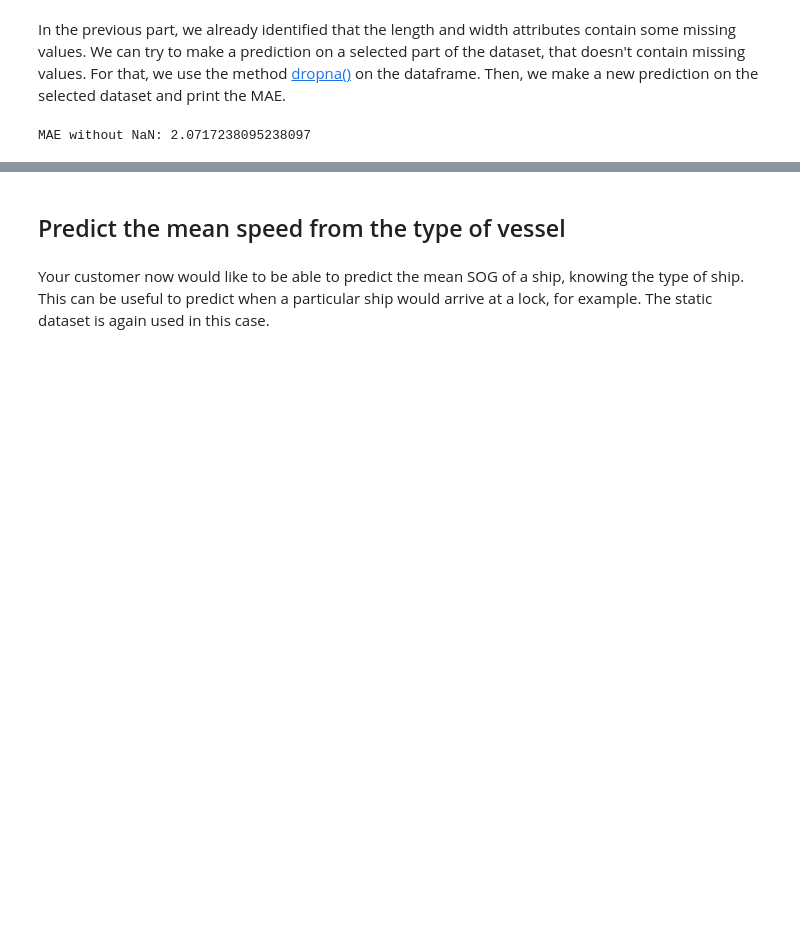
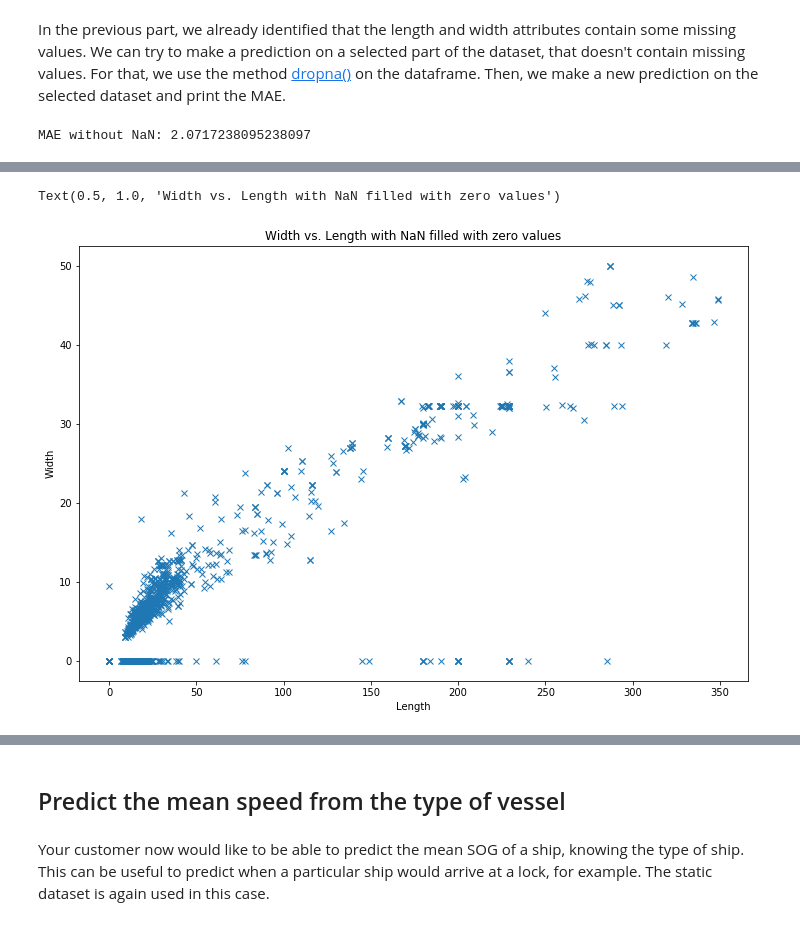
Before and after one commit to xldrkp/jb-test, a Jupyter notebook: content/chapter1-numerical/1-2-1-missing.ipynb, the cells around one changed output, grey strips where cells are left out. Cells and saved outputs as stored; diff of their text form; code cells hidden in the pictures; blank space fills up the shorter version.

```diff
--- a/content/chapter1-numerical/1-2-1-missing.ipynb
+++ b/content/chapter1-numerical/1-2-1-missing.ipynb
@@ -53,0 +74,13 @@ __TODO: explanation: depends how missing values are treated in prediction > if l
+# %%
+# Missing values filled with zeros
+
+import matplotlib.pyplot as plt
+
+plt.figure(figsize = (12, 8))
+plt.plot(static_data.fillna(value = 0)['Length'], static_data.fillna(value = 0)['Width'], 'x')
+plt.xlabel('Length')
+plt.ylabel('Width')
+plt.title('Width vs. Length with NaN filled with zero values')
+# %% [output]
+Text(0.5, 1.0, 'Width vs. Length with NaN filled with zero values')
+[figure, added]
```
Also changed, not shown: parts of 23 cells of this notebook.
